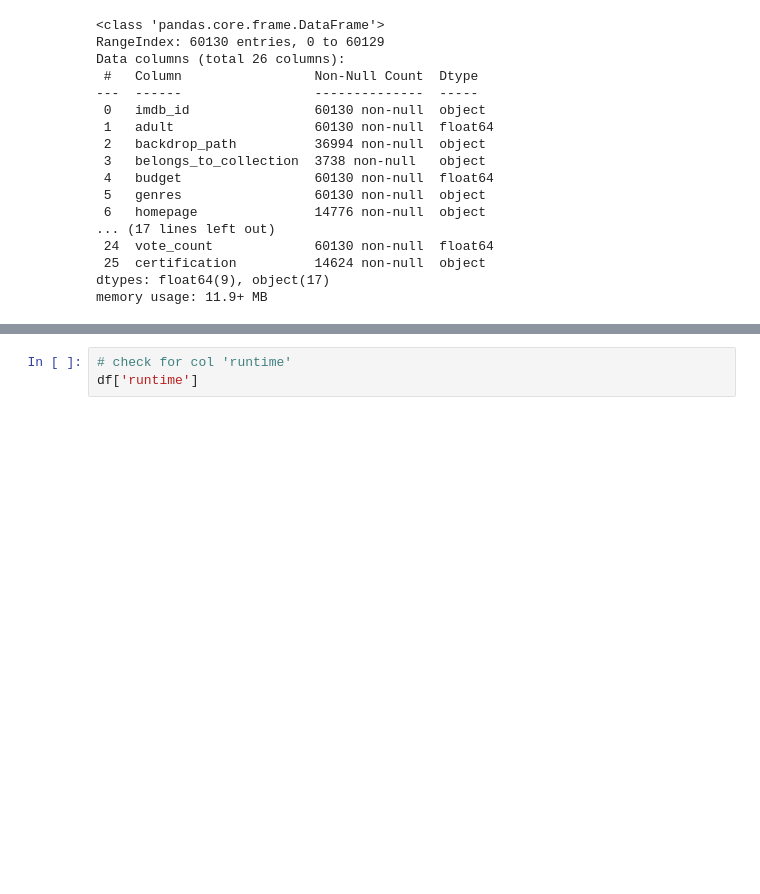
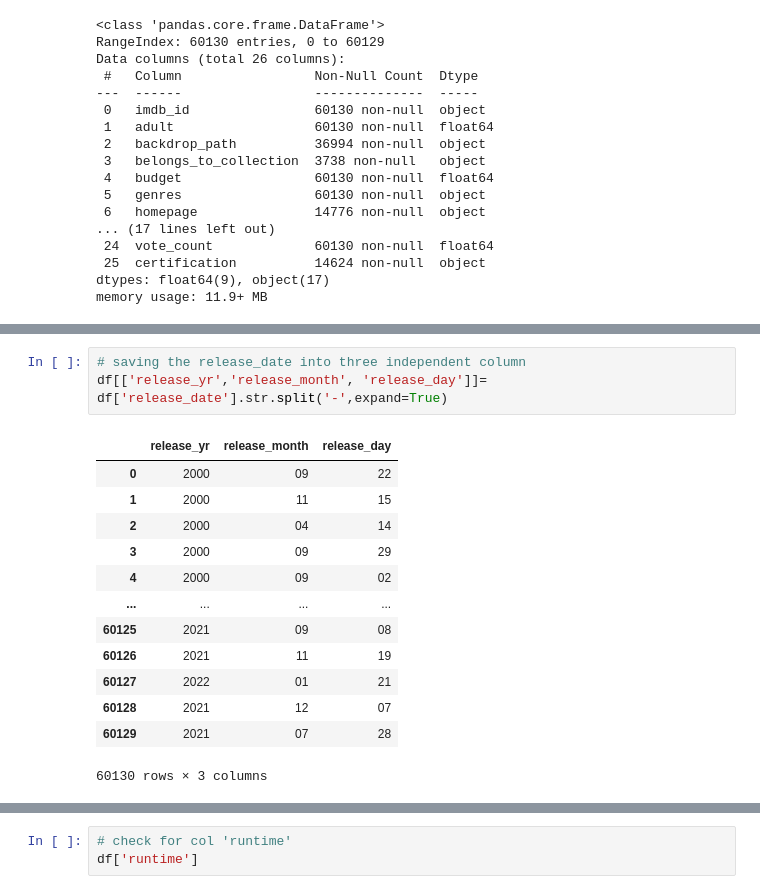
Before and after one commit to NewburghCat/Project3_IMDBWS, a Jupyter notebook: IMDB_Movies_Part-4_HypothesisTesting.ipynb, the cells around one changed output, grey strips where cells are left out. Drawn from its saved outputs; the diff is of its cells as text; blank space fills up the shorter version.

```diff
--- a/IMDB_Movies_Part-4_HypothesisTesting.ipynb
+++ b/IMDB_Movies_Part-4_HypothesisTesting.ipynb
@@ -80,0 +96,17 @@ df.head(3)
+# %%
+# saving the release_date into three independent column
+df[['release_yr','release_month', 'release_day']]= df['release_date'].str.split('-',expand=True)
+# %% [output]
+|  | release_yr | release_month | release_day |
+| 0 | 2000 | 09 | 22 |
+| 1 | 2000 | 11 | 15 |
+| 2 | 2000 | 04 | 14 |
+| 3 | 2000 | 09 | 29 |
+| 4 | 2000 | 09 | 02 |
+| ... | ... | ... | ... |
+| 60125 | 2021 | 09 | 08 |
+| 60126 | 2021 | 11 | 19 |
+| 60127 | 2022 | 01 | 21 |
+| 60128 | 2021 | 12 | 07 |
+| 60129 | 2021 | 07 | 28 |
+60130 rows × 3 columns
```
Also changed, not shown: parts of 34 cells of this notebook, 3 other files.
